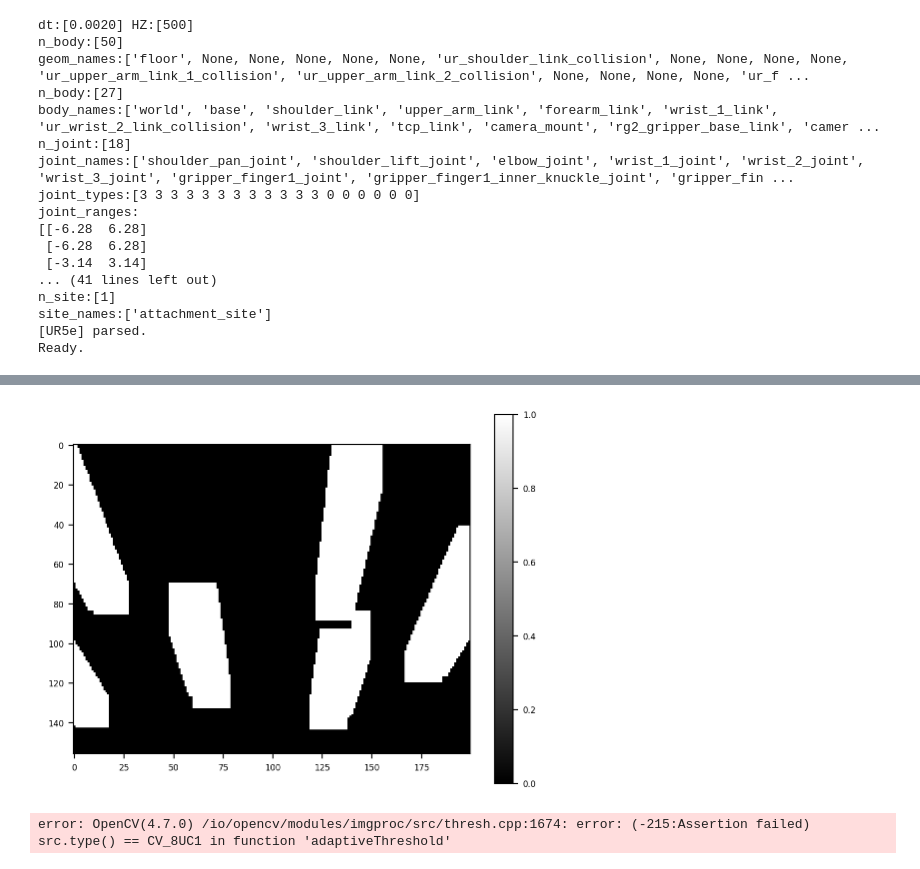
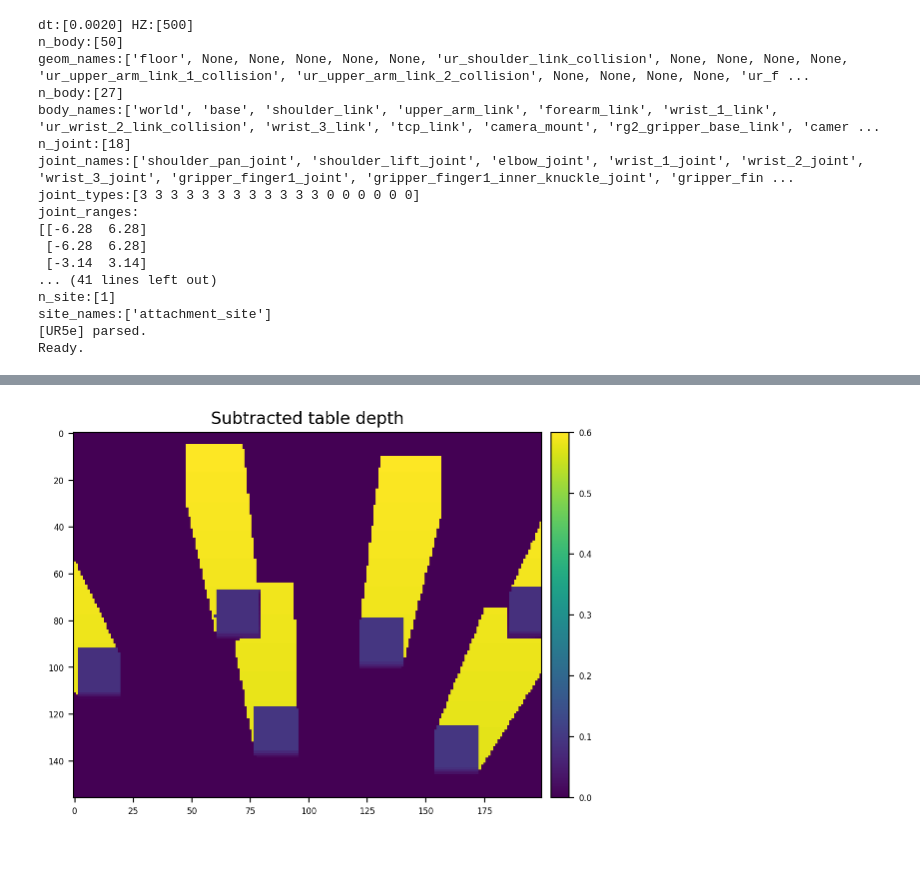
Before and after one commit to joonhyung-lee/mujoco-nonprehensile, a Jupyter notebook: code/demo_orthographic.ipynb, the cells around one changed output, grey strips where cells are left out. Saved outputs shown, nothing was run; the diff lists cells and outputs as text; code cells hidden in the pictures.

Commit message:
update occupied mapping for robot init view

```diff
--- a/code/demo_orthographic.ipynb
+++ b/code/demo_orthographic.ipynb
@@ -275,52 +236,25 @@ plt.imshow(object_mask)
-# %%
-threshold = 0.5  # Adjust this threshold based on your depth image
-occupancy_grid = (depth_image < threshold).astype(int)
-
-plt.imshow(occupancy_grid, cmap='gray')
-plt.colorbar()
-plt.show()
-# %% [output]
-[figure, removed]
-# %%
-import cv2
-import numpy as np
-import matplotlib.pyplot as plt
-
-# Step 1: Load the depth image
-depth_image = depth_img.copy()
-
-# Step 2: Preprocess the depth image
-threshold_value = 100  # Adjust the threshold as per your image
-binary_image = cv2.threshold(depth_image, threshold_value, 255, cv2.THRESH_BINARY)[1]
-cleaned_image = cv2.morphologyEx(binary_image, cv2.MORPH_OPEN, cv2.getStructuringElement(cv2.MORPH_RECT, (5, 5)))
-
-# Step 3: Detect the object's shadow
-block_size = 11  # Adjust the block size as per your image and shadow characteristics
-constant = 2  # Adjust the constant value as per your image and shadow characteristics
-shadow_mask = cv2.adaptiveThreshold(
-    cleaned_image.copy(), 255, cv2.ADAPTIVE_THRESH_GAUSSIAN_C, cv2.THRESH_BINARY_INV, block_size, constant
-)
-
-# Step 4: Create a grid map
-grid_size = (100, 100)  # Define the size of the grid map (e.g., 100x100)
-resolution = 0.1  # Define the resolution of each grid cell (e.g., 0.1 units)
-grid_map = np.zeros(grid_size)
-
-for x in range(cleaned_image.shape[0]):
-    for y in range(cleaned_image.shape[1]):
-        if cleaned_image[x, y] > 0:
-            grid_x = int(x / resolution)
-            grid_y = int(y / resolution)
-            grid_map[grid_x, grid_y] = 1  # Occupied area
-
-        if shadow_mask[x, y] > 0:
-            grid_x = int(x / resolution)
-            grid_y = int(y / resolution)
-            grid_map[grid_x, grid_y] = 2  # Shadow area
-
-# Step 5: Visualize the grid map
-plt.imshow(grid_map, cmap='coolwarm')
-plt.colorbar()
-plt.show()
-# %% [output]
-error: OpenCV(4.7.0) /io/opencv/modules/imgproc/src/thresh.cpp:1674: error: (-215:Assertion failed) src.type() == CV_8UC1 in function 'adaptiveThreshold'
+# %%
+def subtract_table_depth(occupied_image):
+    '''
+        Subtract the table depth from the image.
+    '''
+    occupied_image = ortho_projected_img.copy()
+    # Find the table depth
+    temp = distance.cdist(occupied_image.T, occupied_image.T, 'euclidean')
+    temp = np.sum(temp, axis=0)
+    free_table_idx = np.unravel_index((temp).argmin(), temp.shape)
+    table_depth = np.tile(occupied_image[:,free_table_idx], reps=(1,200))
+    # Subtract the table depth from the image
+    occupied_image = table_depth - occupied_image
+
+    return occupied_image
+# %%
+subtract_table_occ_img = subtract_table_depth(ortho_projected_img)
+
+plt.title("Subtracted table depth")
+img = plt.imshow(subtract_table_occ_img)
+add_colorbar(img)
+# plt.colorbar(cmap='gray')
+plt.show()
+# %% [output]
+[figure, added]
```
Also changed, not shown: parts of 36 cells of this notebook.
